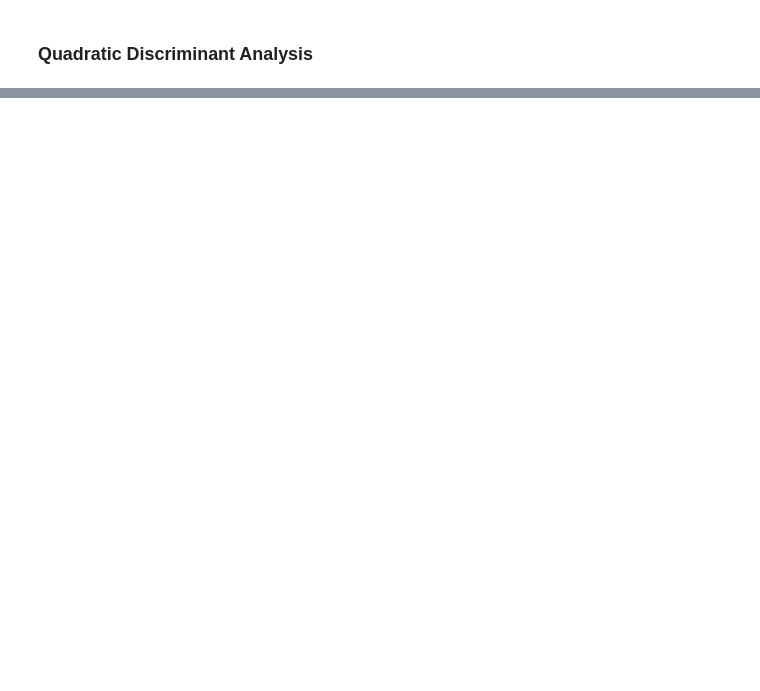
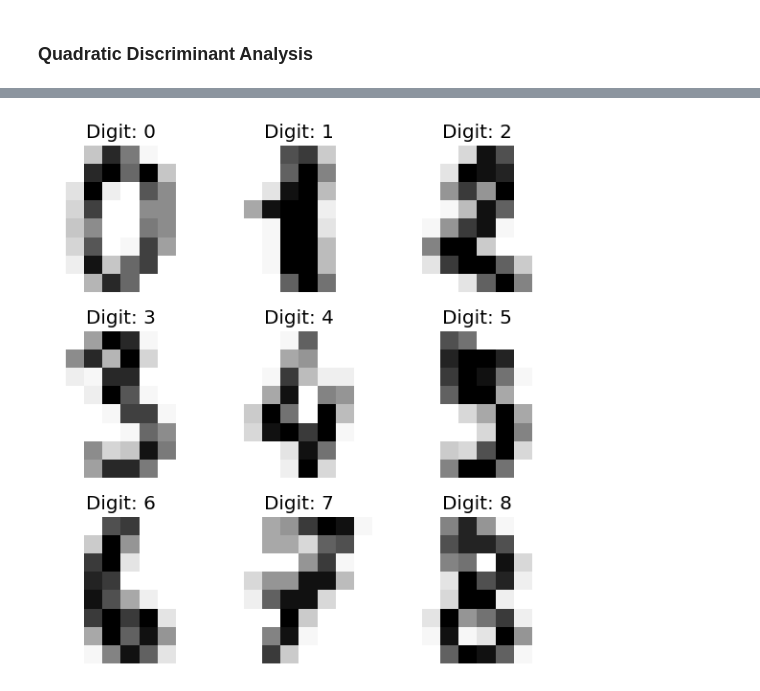
Before and after one commit to james-hughes1/mphildis-coursework, a Jupyter notebook: applied-data-science/Examples2.ipynb, the cells around one changed output, grey strips where cells are left out. Drawn from its saved outputs; the diff is of its cells as text; code cells hidden in the pictures; blank space fills up the shorter version.

```diff
--- a/applied-data-science/Examples2.ipynb
+++ b/applied-data-science/Examples2.ipynb
@@ -511,0 +516,5 @@ plt.show()
+# %%
+digits = load_digits()
+X = digits["data"]
+y = digits["target"]
+print("Data contains {} samples of handwritten digit images, with {} features (pixels) each.".format(*X.shape))
@@ -511,0 +539,8 @@ plt.show()
+# %%
+fig, ax = plt.subplots(3,3,figsize=(6,6))
+for idx in range(9):
+    ax[idx // 3, idx % 3].imshow(X[idx].reshape((8,8)), cmap="Greys")
+    ax[idx // 3, idx % 3].axis("off")
+    ax[idx // 3, idx % 3].set_title("Digit: {}".format(y[idx]))
+# %% [output]
+[figure, added]
```
Also changed, not shown: parts of 36 cells of this notebook, 1 other file.
